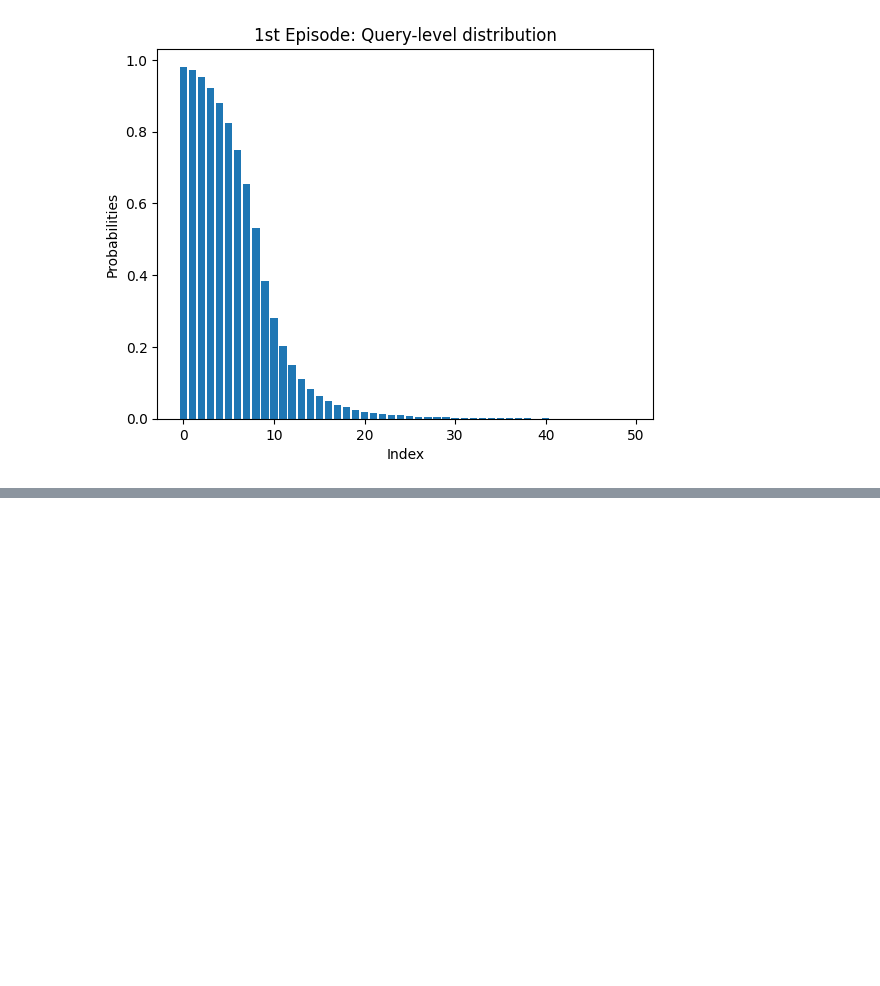
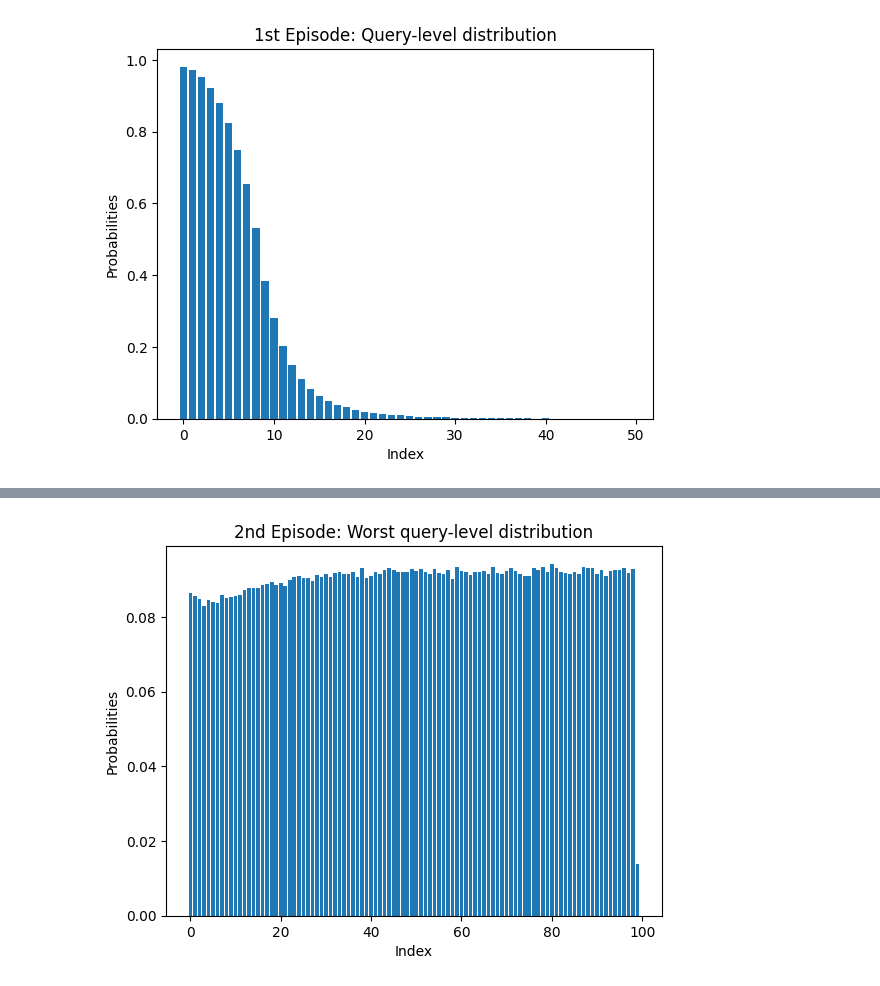
Before and after one commit to JMVCoelho/tevatron, a Jupyter notebook: plots.ipynb, the cells around one changed output, grey strips where cells are left out. Cells and saved outputs as stored; diff of their text form; code cells hidden in the pictures; blank space fills up the shorter version.

```diff
--- a/plots.ipynb
+++ b/plots.ipynb
@@ -1103,0 +1183,17 @@ plt.show()
+# %%
+import matplotlib.pyplot as plt
+ep_2_worst ={0: 31718, 20: 32736, 28: 33457, 35: 33579, 53: 33549, 57: 34021, 69: 33562, 75: 33432, 97: 33669, 9: 31341, 26: 33173, 34: 33574, 45: 33996, 77: 33991, 82: 33773, 85: 33794, 87: 34314, 89: 34207, 17: 32646, 33: 33788, 46: 33786, 51: 34094, 54: 34047, 68: 33711, 74: 33406, 95: 33978, 6: 30698, 11: 31512, 14: 32221, 19: 32518, 80: 34605, 96: 34180, 41: 33764, 47: 33762, 67: 34315, 76: 34192, 99: 5078, 4: 31020, 8: 31205, 29: 33270, 30: 33605, 42: 33621, 65: 33905, 23: 33297, 24: 33381, 31: 33327, 59: 34306, 7: 31560, 40: 33399, 61: 33764, 64: 33830, 36: 33788, 43: 33962, 70: 33846, 91: 34001, 5: 30825, 32: 33648, 62: 33516, 81: 34197, 22: 32979, 52: 33825, 94: 33968, 13: 32175, 44: 34211, 55: 33656, 38: 34195, 72: 33872, 78: 34293, 56: 33626, 71: 34171, 27: 32935, 49: 34102, 88: 34216, 90: 33552, 16: 32501, 60: 33890, 3: 30463, 39: 33217, 48: 33800, 50: 33863, 73: 33621, 86: 33616, 63: 33814, 15: 32248, 92: 33410, 37: 33253, 66: 33643, 79: 33761, 10: 31407, 18: 32774, 58: 33130, 83: 33682, 84: 33629, 12: 31976, 21: 32372, 2: 31159, 98: 34126, 25: 33166, 93: 33884, 1: 31467}
+
+sorted_counter = sorted(ep_2_worst.items(), key=lambda x: x[1], reverse=True)
+
+x = [sc[0] for sc in sorted_counter]
+y = [sc[1]/(367012) for sc in sorted_counter]
+
+plt.bar(x, y)
+plt.xlabel('Index')
+plt.ylabel('Probabilities')
+plt.title('2nd Episode: Worst query-level distribution')
+
+plt.show()
+# %% [output]
+[figure, added]
```
Also changed, not shown: parts of 6 cells of this notebook, 17 other files.
